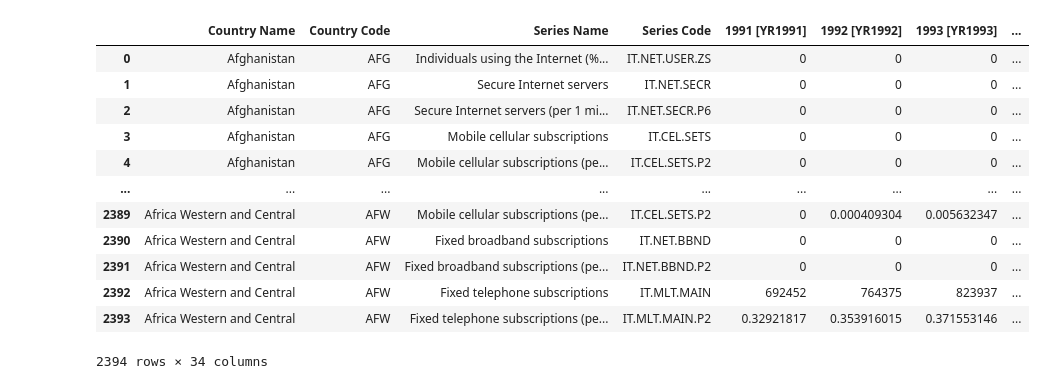
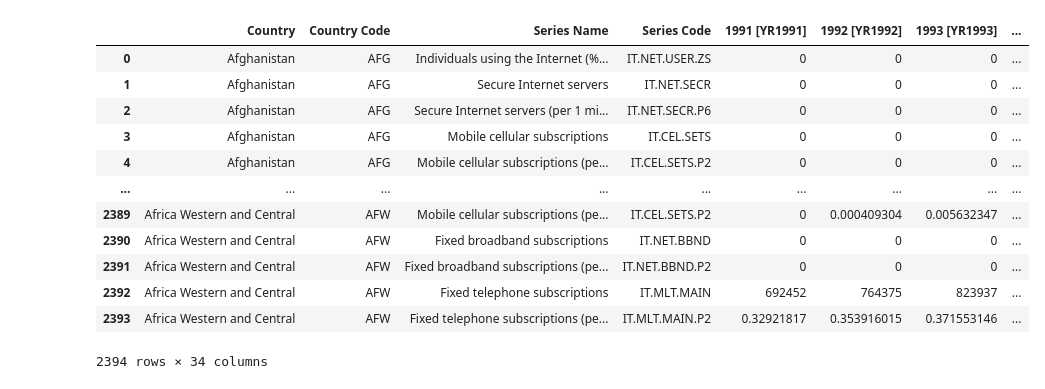
Before and after one commit to khadra1/Project-3-Connectivity, a Jupyter notebook: notebooks/cleaning_data.ipynb, the cells around one changed output. Saved outputs shown, nothing was run; the diff lists cells and outputs as text; code cells hidden in the pictures.

```diff
--- a/notebooks/cleaning_data.ipynb
+++ b/notebooks/cleaning_data.ipynb
@@ -1,10 +1,12 @@
 # %%
 import pandas as pd
 # %%
-world_df = pd.read_csv("../Resources/data-raw/Data_Extract_From_World_Development_Indicators/world_bank_internet_data.csv", skiprows=[2395,2396,2397,2398,2399,2400])
-world_df.replace("..",0)
+world_data= pd.read_csv("../Resources/data-raw/Data_Extract_From_World_Development_Indicators/world_bank_internet_data.csv", skiprows=[2395,2396,2397,2398,2399,2400])
+world_data.rename(columns={"Country Name": "Country", ""}, inplace=True)
+colnames(df)<-sub("^[^_]*_","",colnames(df))
+world_data.replace("..",0)
 # %% [output]
-|  | Country Name | Country Code | Series Name | Series Code | 1991 [YR1991] | 1992 [YR1992] | 1993 [YR1993] | ... |
+|  | Country | Country Code | Series Name | Series Code | 1991 [YR1991] | 1992 [YR1992] | 1993 [YR1993] | ... |
 | 0 | Afghanistan | AFG | Individuals using the Internet (%... | IT.NET.USER.ZS | 0 | 0 | 0 | ... |
 | 1 | Afghanistan | AFG | Secure Internet servers | IT.NET.SECR | 0 | 0 | 0 | ... |
 | 2 | Afghanistan | AFG | Secure Internet servers (per 1 mi... | IT.NET.SECR.P6 | 0 | 0 | 0 | ... |
```
Also changed, not shown: parts of 5 cells of this notebook, 3 other files.
